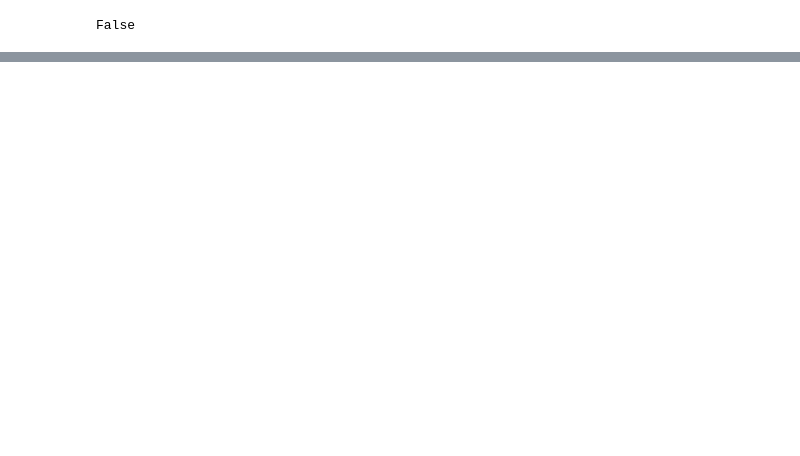
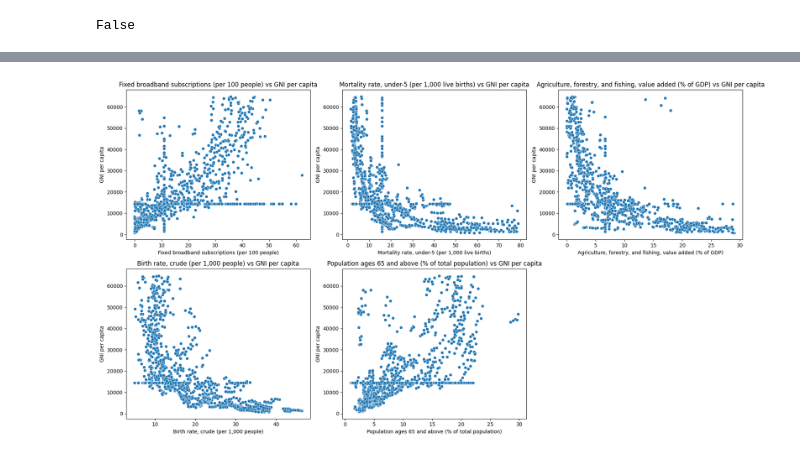
Before and after one commit to ndstt/01204314-65-Statistics-for-Computer-Engineering-Applications, a Jupyter notebook: final_project/part1/part1v2.ipynb, the cells around one changed output, grey strips where cells are left out. Cells and saved outputs as stored; diff of their text form; code cells hidden in the pictures; blank space fills up the shorter version.

```diff
--- a/final_project/part1/part1v2.ipynb
+++ b/final_project/part1/part1v2.ipynb
@@ -761,0 +766,18 @@ R-squared (R²): 0.80342
+# %%
+# 🔹 top 5 features ที่เลือกมา (หรือจะเลือก top 6, top 8 ก็ได้)
+top_features = X.columns[:5]
+
+# 🔹 วาดกราฟ
+plt.figure(figsize=(18, 10))
+
+for i, feature in enumerate(top_features, 1):
+    plt.subplot(2, 3, i)
+    sns.scatterplot(x=X[feature], y=y)
+    plt.xlabel(feature, fontsize=10)
+    plt.ylabel('GNI per capita', fontsize=10)
+    plt.title(f'{feature} vs GNI per capita')
+
+plt.tight_layout()
+plt.show()
+# %% [output]
+[figure, added]
```
Also changed, not shown: parts of 19 cells of this notebook, 4 other files.
